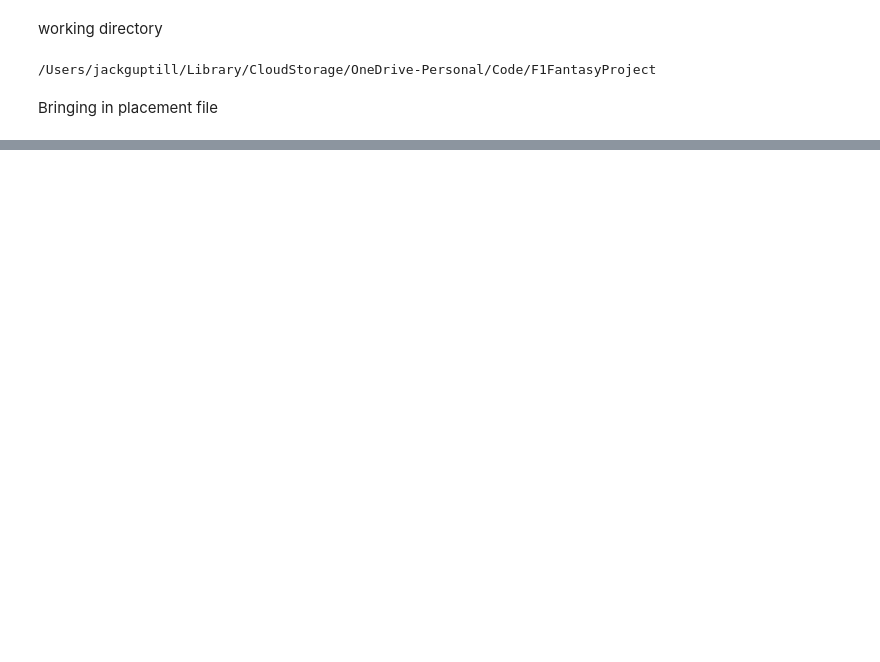
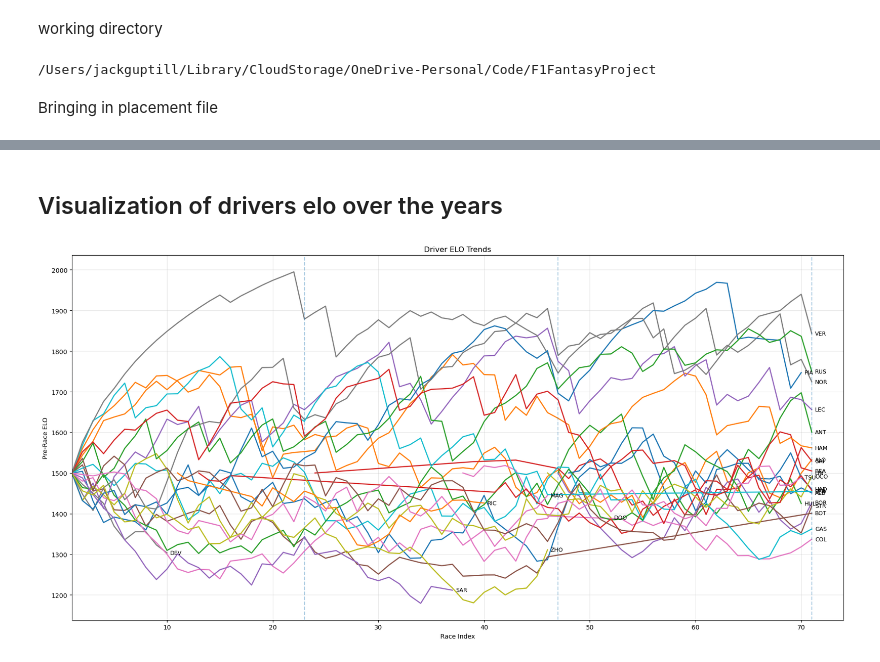
Before and after one commit to jguptil1/F1Fantasy, a Jupyter notebook: notebooks/cleaning/elo.ipynb, the cells around one changed output, grey strips where cells are left out. Saved outputs shown, nothing was run; the diff lists cells and outputs as text; code cells hidden in the pictures; blank space fills up the shorter version.

```diff
--- a/notebooks/cleaning/elo.ipynb
+++ b/notebooks/cleaning/elo.ipynb
@@ -45,0 +140,63 @@ NameError: name 'initialize_elo_min_year' is not defined
+# %% [markdown]
+## Visualization of drivers elo over the years
+# %%
+# clean copy
+elo_plot = elo_table.copy()
+
+# sort in race order
+elo_plot = elo_plot.sort_values(["year", "race_num", "driver"]).copy()
+
+elo_plot["race_label"] = elo_plot["year"].astype(str) + "-" + elo_plot["race_num"].astype(str)
+
+# continuous race index across all seasons
+race_order = (
+    elo_plot[["year", "race_num"]]
+    .drop_duplicates()
+    .sort_values(["year", "race_num"])
+    .reset_index(drop=True)
+)
+
+race_order["race_index"] = range(1, len(race_order) + 1)
+
+elo_plot = elo_plot.merge(race_order, on=["year", "race_num"], how="left")
+# %%
+plt.figure(figsize=(18, 9))
+
+# plot each driver line
+for driver in sorted(elo_plot["driver"].unique()):
+    sub = elo_plot[elo_plot["driver"] == driver].sort_values("race_index")
+    plt.plot(sub["race_index"], sub["elo_before"], linewidth=1.8)
+
+    # label at last point
+    last_x = sub["race_index"].iloc[-1]
+    last_y = sub["elo_before"].iloc[-1]
+
+    plt.text(
+        last_x + 0.3,   # push label slightly right of the line
+        last_y,
+        driver,
+        fontsize=9,
+        va="center"
+    )
+
+# season boundaries
+season_starts = (
+    race_order.groupby("year", as_index=False)["race_index"]
+    .min()
+)
+
+for _, row in season_starts.iterrows():
+    plt.axvline(row["race_index"], linestyle="--", alpha=0.35)
+
+plt.xlabel("Race Index")
+plt.ylabel("Pre-Race ELO")
+plt.title(f"Driver ELO Trends")
+plt.grid(True, alpha=0.3)
+
+# extend x-axis so labels fit on the right
+plt.xlim(elo_plot["race_index"].min(), elo_plot["race_index"].max() + 3)
+
+plt.tight_layout()
+plt.show()
+# %% [output]
+[figure, added]
```
Also changed, not shown: parts of 21 cells of this notebook, 10 other files.
